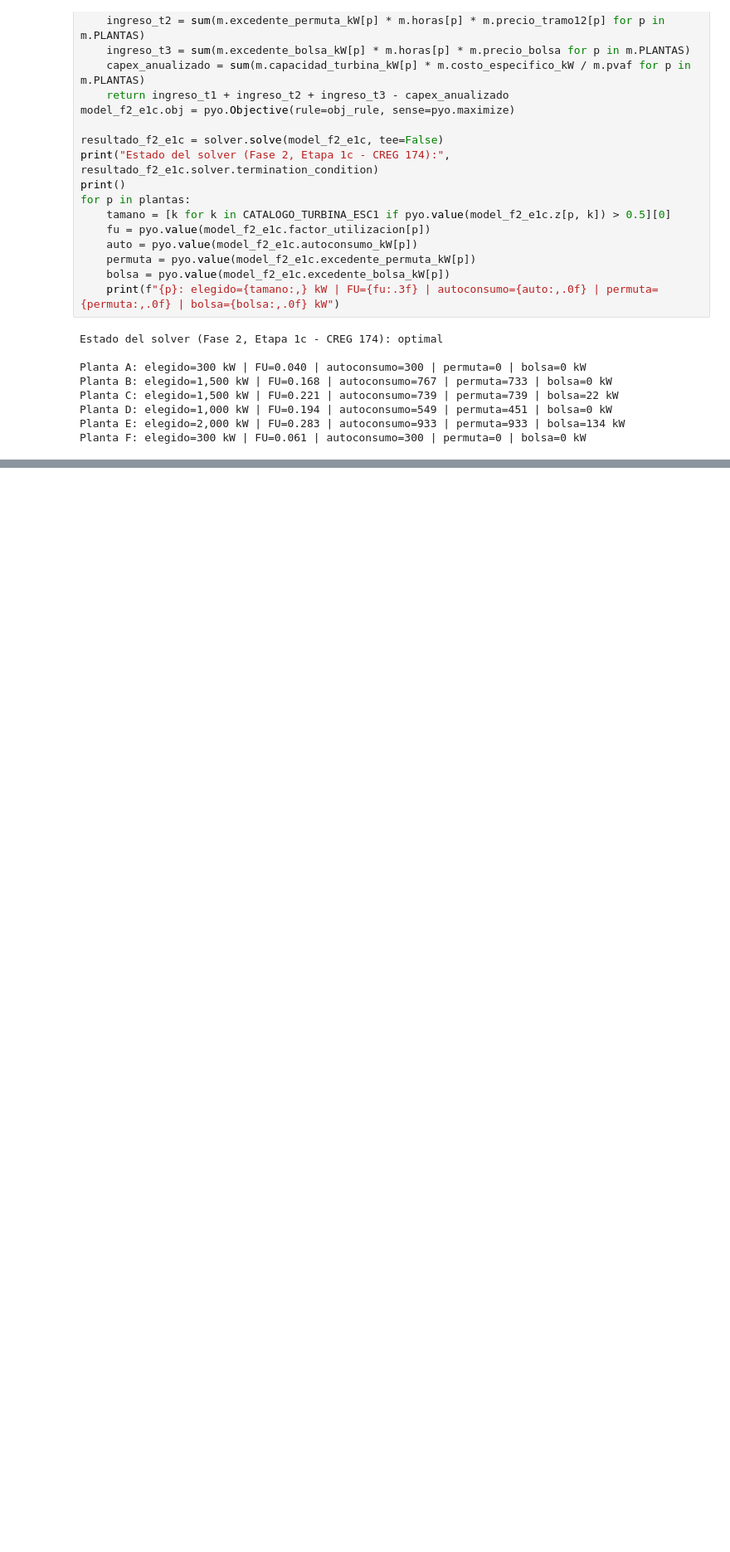
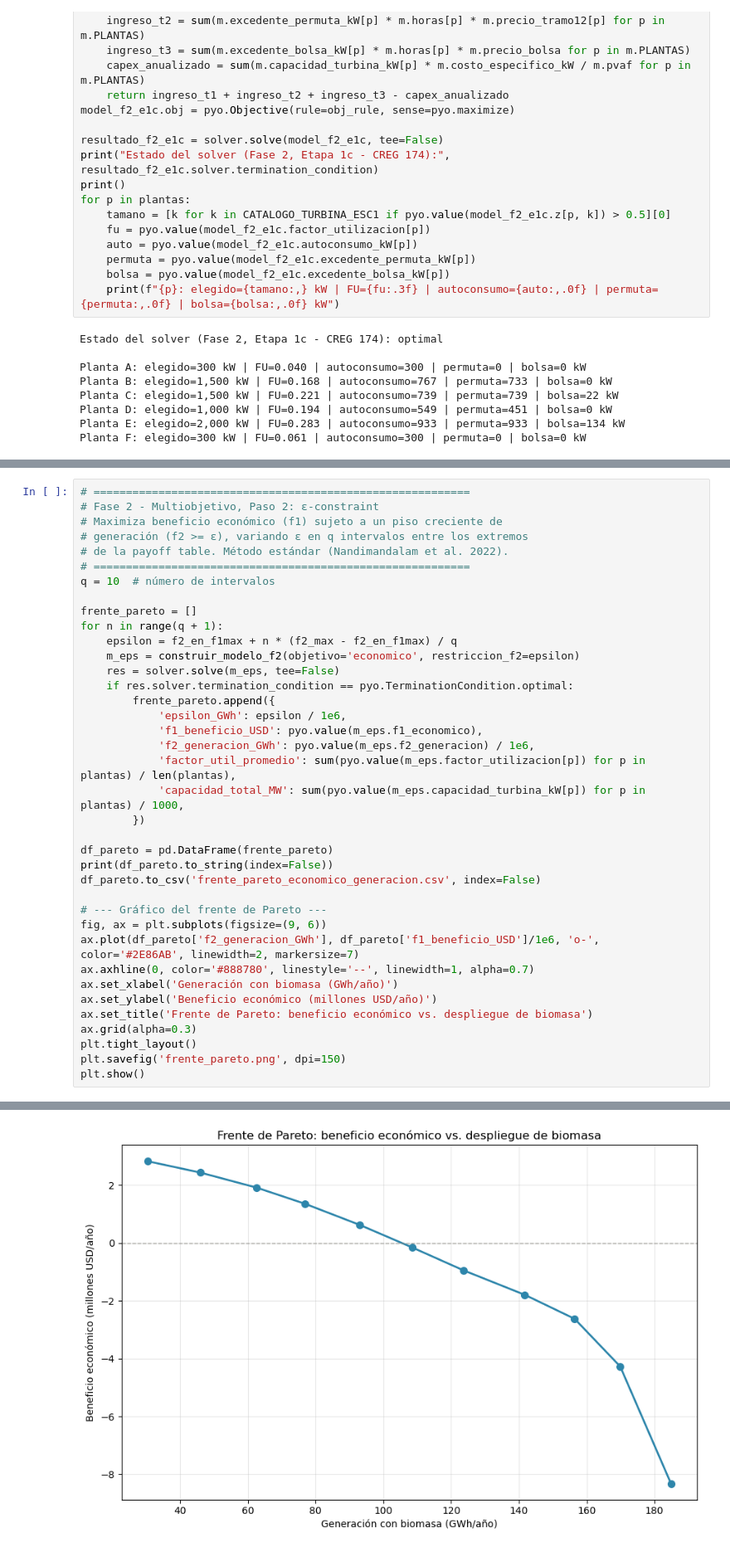
Before and after one commit to juncal0/valorizacion-biomasa-palma, a Jupyter notebook: 01_limpieza_datos_capex_emisiones_social_1.ipynb, the cells around one changed output, grey strips where cells are left out. Shown at 83% size. Drawn from its saved outputs; the diff is of its cells as text; blank space fills up the shorter version.

Commit message:
Actualiza estado de continuidad con analisis multiobjetivo completo (Pareto Esc.1) y datos reales de Entrepalmas 2019 (CAPEX biodigestor, precios de energia, bonos de carbono)

```diff
--- a/01_limpieza_datos_capex_emisiones_social_1.ipynb
+++ b/01_limpieza_datos_capex_emisiones_social_1.ipynb
@@ -3103,0 +3281,39 @@ Planta F: elegido=300 kW | FU=0.061 | autoconsumo=300 | permuta=0 | bolsa=0 kW
+# %%
+# ==========================================================
+# Fase 2 - Multiobjetivo, Paso 2: ε-constraint
+# Maximiza beneficio económico (f1) sujeto a un piso creciente de
+# generación (f2 >= ε), variando ε en q intervalos entre los extremos
+# de la payoff table. Método estándar (Nandimandalam et al. 2022).
+# ==========================================================
+q = 10  # número de intervalos
+
+frente_pareto = []
+for n in range(q + 1):
+    epsilon = f2_en_f1max + n * (f2_max - f2_en_f1max) / q
+    m_eps = construir_modelo_f2(objetivo='economico', restriccion_f2=epsilon)
+    res = solver.solve(m_eps, tee=False)
+    if res.solver.termination_condition == pyo.TerminationCondition.optimal:
+        frente_pareto.append({
+            'epsilon_GWh': epsilon / 1e6,
+            'f1_beneficio_USD': pyo.value(m_eps.f1_economico),
+            'f2_generacion_GWh': pyo.value(m_eps.f2_generacion) / 1e6,
+            'factor_util_promedio': sum(pyo.value(m_eps.factor_utilizacion[p]) for p in plantas) / len(plantas),
+            'capacidad_total_MW': sum(pyo.value(m_eps.capacidad_turbina_kW[p]) for p in plantas) / 1000,
+        })
+
+df_pareto = pd.DataFrame(frente_pareto)
+print(df_pareto.to_string(index=False))
+df_pareto.to_csv('frente_pareto_economico_generacion.csv', index=False)
+
+# --- Gráfico del frente de Pareto ---
+fig, ax = plt.subplots(figsize=(9, 6))
+ax.plot(df_pareto['f2_generacion_GWh'], df_pareto['f1_beneficio_USD']/1e6, 'o-', color='#2E86AB', linewidth=2, markersize=7)
+ax.axhline(0, color='#888780', linestyle='--', linewidth=1, alpha=0.7)
+ax.set_xlabel('Generación con biomasa (GWh/año)')
+ax.set_ylabel('Beneficio económico (millones USD/año)')
+ax.set_title('Frente de Pareto: beneficio económico vs. despliegue de biomasa')
+ax.grid(alpha=0.3)
+plt.tight_layout()
+plt.savefig('frente_pareto.png', dpi=150)
+plt.show()
+# %% [output]
@@ -3103,0 +3332 @@ Planta F: elegido=300 kW | FU=0.061 | autoconsumo=300 | permuta=0 | bolsa=0 kW
+[figure, added]
```
Also changed, not shown: parts of 14 cells of this notebook, 4 other files.
